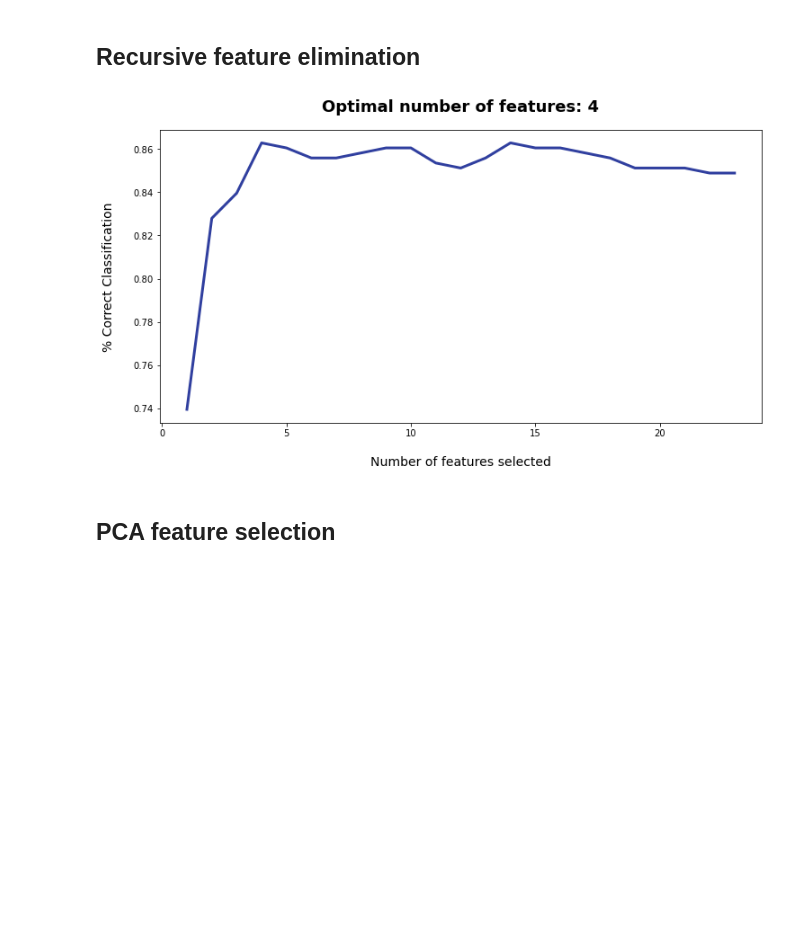
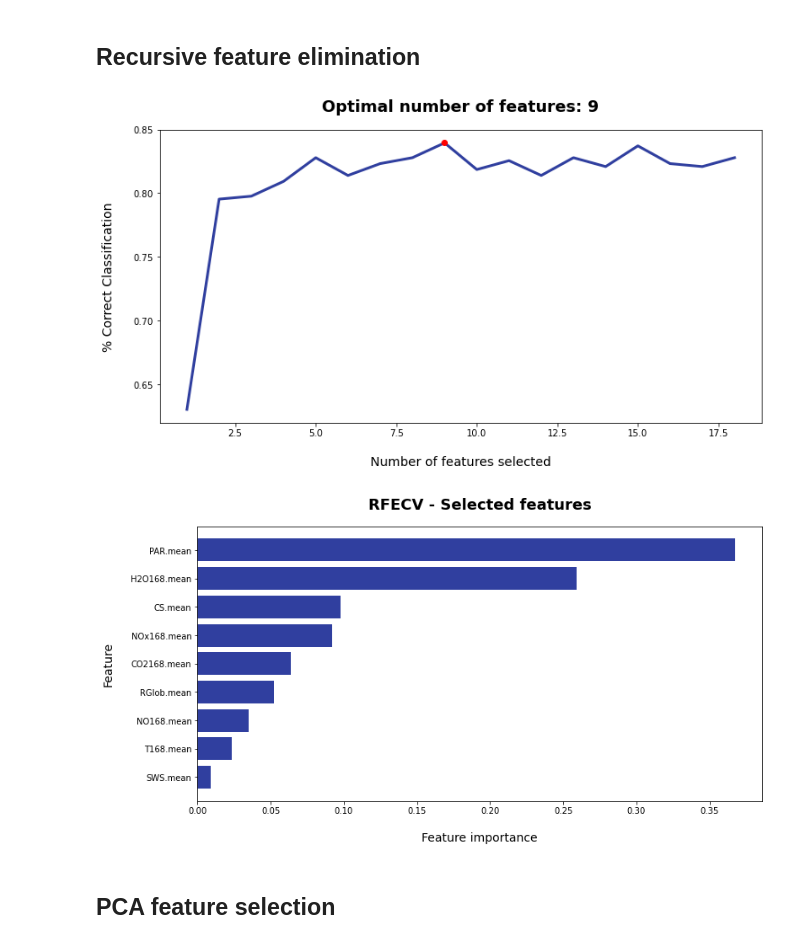
Before and after one commit to Jimmeeee/IML-project, a Jupyter notebook: project.ipynb, the cells around one changed output. Cells and saved outputs as stored; diff of their text form; code cells hidden in the pictures; blank space fills up the shorter version.

Commit message:
rfecv feature importance

```diff
--- a/project.ipynb
+++ b/project.ipynb
@@ -73,7 +73,7 @@ def hand(X):
         # Drop different altitude columns
         if col[:3]=="CO2" and col!="CO2168.mean":
             delidx.append(i)
-        if col[:3]=="H20" and col != "H20168.mean":
+        if col[:3]=="H2O" and col != "H2O168.mean":
             delidx.append(i)
         if col[:2] == "NO" and col != "NO168.mean" and col[:3] != "NOx":
             delidx.append(i)
@@ -87,36 +87,53 @@ def hand(X):
             delidx.append(i)
     X = X.drop(X.columns[delidx], axis=1)
 
-    assert(len(X.columns) == 23)
-
     return X
 # %% [markdown]
 ## Recursive feature elimination
 # %%
 from sklearn.feature_selection import RFECV
 from sklearn.linear_model import LogisticRegression
+from sklearn.tree import DecisionTreeClassifier
 
-def rfe(X, plot = False):
+def rfecv(X, plot = False):
     # define estimator
-    model = LogisticRegression()
+    estimator = DecisionTreeClassifier(random_state=420)
     # 10fold cross validation, eliminate one feature per iteration
-    selector = RFECV(model, step=1, cv=10)
+    selector = RFECV(estimator, step=1, cv=10)
     # Fit to the data
     selector = selector.fit(X, y)
 
     if plot:
+        # drop least important columns. Create dataframe with selected columns and importances
+        X_selected = X.drop(X.columns[np.where(selector.support_ == False)[0]], axis=1)
+        dset = pd.DataFrame()
+        dset['attr'] = X_selected.columns
+        dset['importance'] = selector.estimator_.feature_importances_
+        dset = dset.sort_values(by='importance', ascending=True)
+
+        # plot number of features
         plt.figure(figsize=(12, 6))
         plt.title('Optimal number of features: {}'.format(selector.n_features_), fontsize=18, fontweight='bold', pad=20)
         plt.xlabel('Number of features selected', fontsize=14, labelpad=20)
         plt.ylabel('% Correct Classification', fontsize=14, labelpad=20)
         plt.plot(range(1, len(selector.grid_scores_) + 1), selector.grid_scores_, color='#303F9F', linewidth=3)
+        plt.plot(selector.n_features_, selector.grid_scores_[selector.n_features_-1], 'ro')
+
+        # plot features and importances
+        plt.figure(figsize=(12, 6))
+        plt.title('RFECV - Selected features'.format(selector.n_features_), fontsize=18, fontweight='bold', pad=20)
+        plt.xlabel('Feature importance', fontsize=14, labelpad=20)
+        plt.ylabel('Feature', fontsize=14, labelpad=20)
+        plt.barh(dset["attr"], dset["importance"], color='#303F9F', linewidth=3)
+
         plt.show()
     # Apply dimension reduction to X
     return selector.transform(X)
 # %%
-r = rfe(normalize(hand(X)),plot=True)
+r = rfecv(hand(X), plot=True)
 # %% [output]
-[figure, old version]
+[figure, new version]
+[figure, added]
 # %% [markdown]
 ## PCA feature selection
 # %%
```
Also changed, not shown: parts of 4 cells of this notebook.
